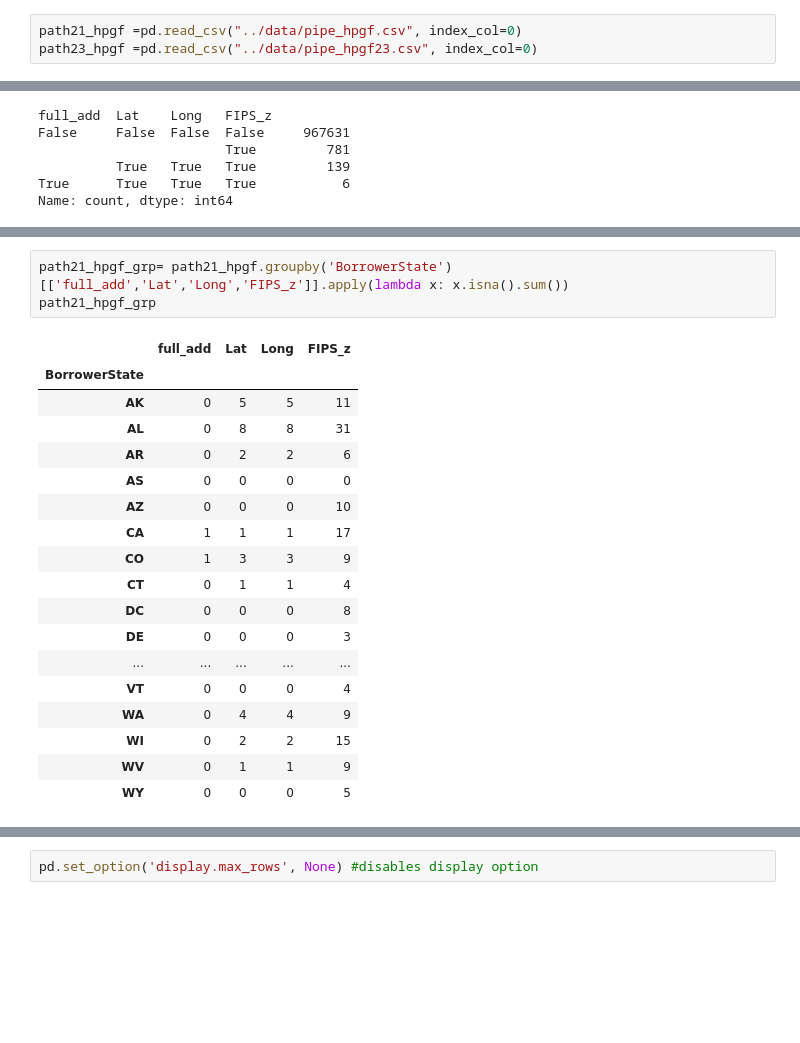
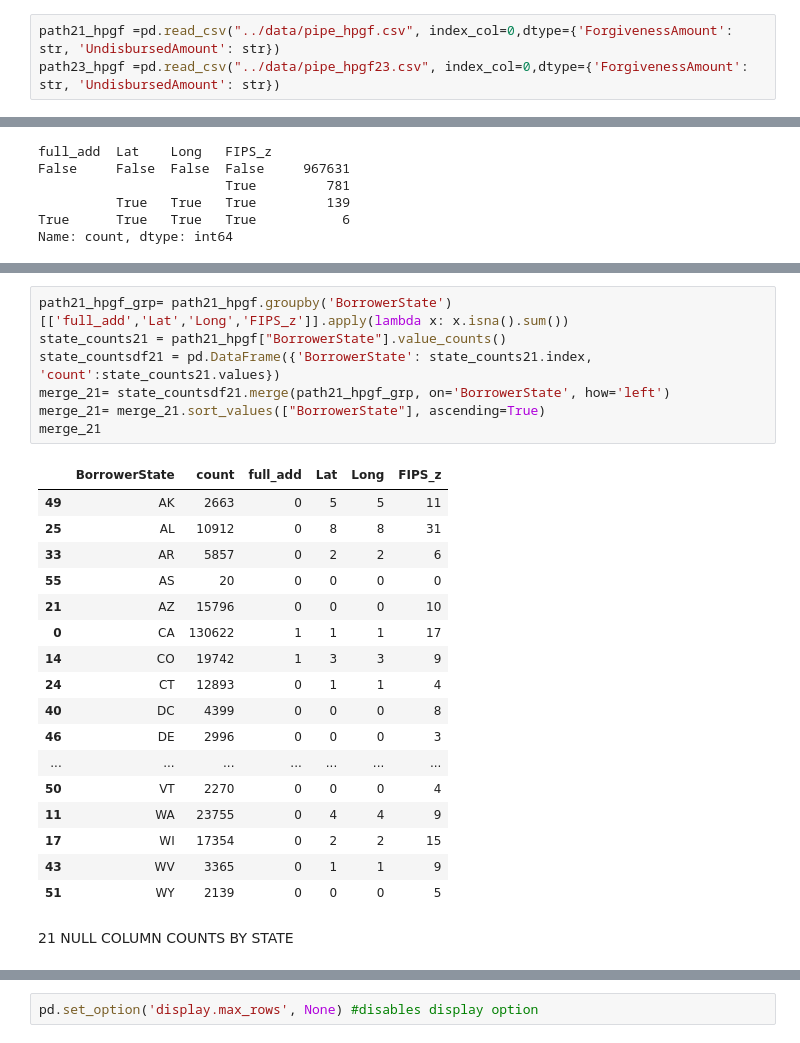
Before and after one commit to cspence001/mapdata_finalization_notebooks, a Jupyter notebook: process_checks.ipynb, the cells around one changed output, grey strips where cells are left out. Drawn from its saved outputs; the diff is of its cells as text; blank space fills up the shorter version.

Commit message:
full process update

```diff
--- a/process_checks.ipynb
+++ b/process_checks.ipynb
@@ -723,8 +728,8 @@ dtype: object
 # %% [markdown]
 <h4>State Process Checks
 # %%
-path21_hpgf =pd.read_csv("../data/pipe_hpgf.csv", index_col=0)
-path23_hpgf =pd.read_csv("../data/pipe_hpgf23.csv", index_col=0)
+path21_hpgf =pd.read_csv("../data/pipe_hpgf.csv", index_col=0,dtype={'ForgivenessAmount': str, 'UndisbursedAmount': str})
+path23_hpgf =pd.read_csv("../data/pipe_hpgf23.csv", index_col=0,dtype={'ForgivenessAmount': str, 'UndisbursedAmount': str})
 # %%
 set(path21_hpgf.columns).symmetric_difference(path23_hpgf.columns)
 # %% [output]
@@ -820,25 +751,30 @@ result21
 # %%
 path21_hpgf_grp= path21_hpgf.groupby('BorrowerState')[['full_add','Lat','Long','FIPS_z']].apply(lambda x: x.isna().sum())
-path21_hpgf_grp
+state_counts21 = path21_hpgf["BorrowerState"].value_counts()
+state_countsdf21 = pd.DataFrame({'BorrowerState': state_counts21.index, 'count':state_counts21.values})
+merge_21= state_countsdf21.merge(path21_hpgf_grp, on='BorrowerState', how='left')
+merge_21= merge_21.sort_values(["BorrowerState"], ascending=True)
+merge_21
 # %% [output]
-|  | full_add | Lat | Long | FIPS_z |
-| BorrowerState |  |  |  |  |
-| AK | 0 | 5 | 5 | 11 |
-| AL | 0 | 8 | 8 | 31 |
-| AR | 0 | 2 | 2 | 6 |
-| AS | 0 | 0 | 0 | 0 |
-| AZ | 0 | 0 | 0 | 10 |
-| CA | 1 | 1 | 1 | 17 |
-| CO | 1 | 3 | 3 | 9 |
-| CT | 0 | 1 | 1 | 4 |
-| DC | 0 | 0 | 0 | 8 |
-| DE | 0 | 0 | 0 | 3 |
-| ... | ... | ... | ... | ... |
-| VT | 0 | 0 | 0 | 4 |
-| WA | 0 | 4 | 4 | 9 |
-| WI | 0 | 2 | 2 | 15 |
-| WV | 0 | 1 | 1 | 9 |
-| WY | 0 | 0 | 0 | 5 |
+|  | BorrowerState | count | full_add | Lat | Long | FIPS_z |
+| 49 | AK | 2663 | 0 | 5 | 5 | 11 |
+| 25 | AL | 10912 | 0 | 8 | 8 | 31 |
+| 33 | AR | 5857 | 0 | 2 | 2 | 6 |
+| 55 | AS | 20 | 0 | 0 | 0 | 0 |
+| 21 | AZ | 15796 | 0 | 0 | 0 | 10 |
+| 0 | CA | 130622 | 1 | 1 | 1 | 17 |
+| 14 | CO | 19742 | 1 | 3 | 3 | 9 |
+| 24 | CT | 12893 | 0 | 1 | 1 | 4 |
+| 40 | DC | 4399 | 0 | 0 | 0 | 8 |
+| 46 | DE | 2996 | 0 | 0 | 0 | 3 |
+| ... | ... | ... | ... | ... | ... | ... |
+| 50 | VT | 2270 | 0 | 0 | 0 | 4 |
+| 11 | WA | 23755 | 0 | 4 | 4 | 9 |
+| 17 | WI | 17354 | 0 | 2 | 2 | 15 |
+| 43 | WV | 3365 | 0 | 1 | 1 | 9 |
+| 51 | WY | 2139 | 0 | 0 | 0 | 5 |
+# %% [markdown]
+21 NULL COLUMN COUNTS BY STATE
 # %%
 pd.set_option('display.max_columns', None)
 path21_hpgf_nullcnts= path21_hpgf[path21_hpgf.columns.difference(['BorrowerState'])].isnull().groupby(path21_hpgf.BorrowerState).sum().astype(int)
```
Also changed, not shown: parts of 37 cells of this notebook, 6 other files.
